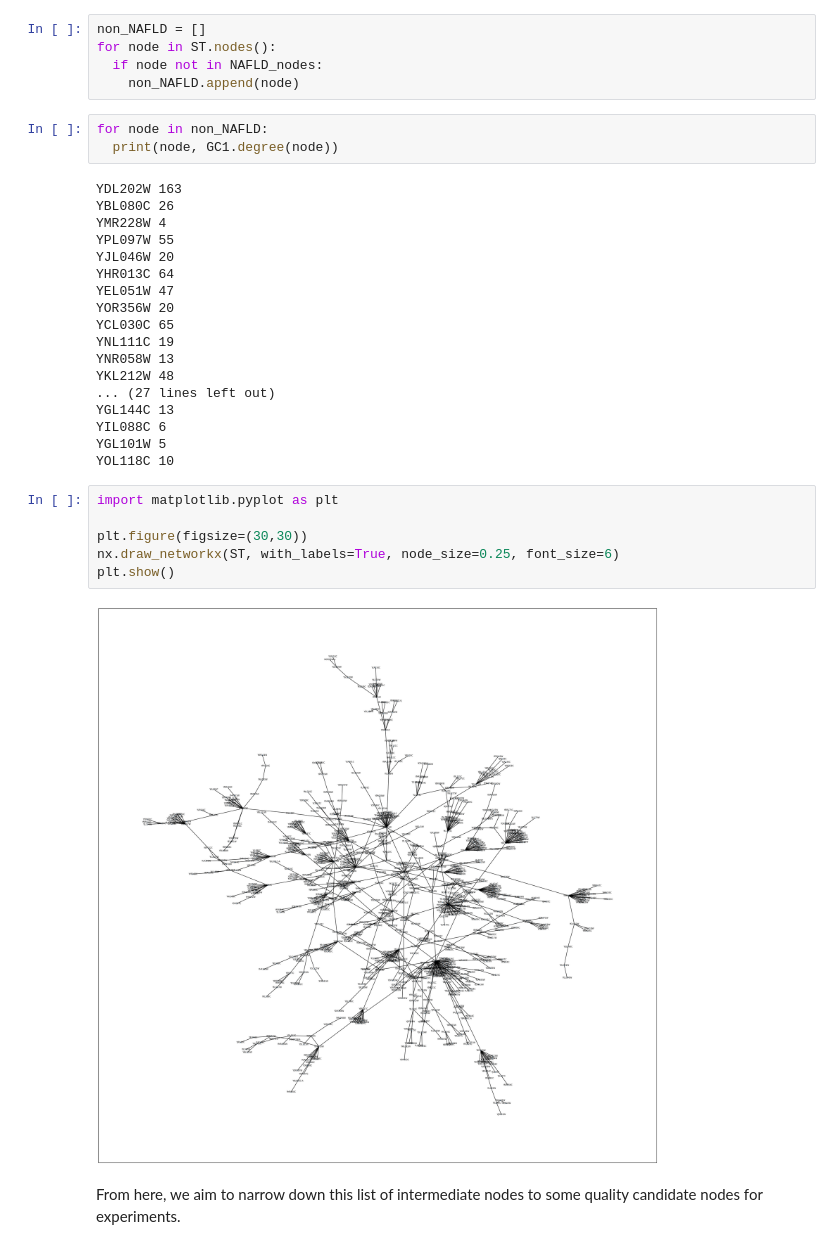
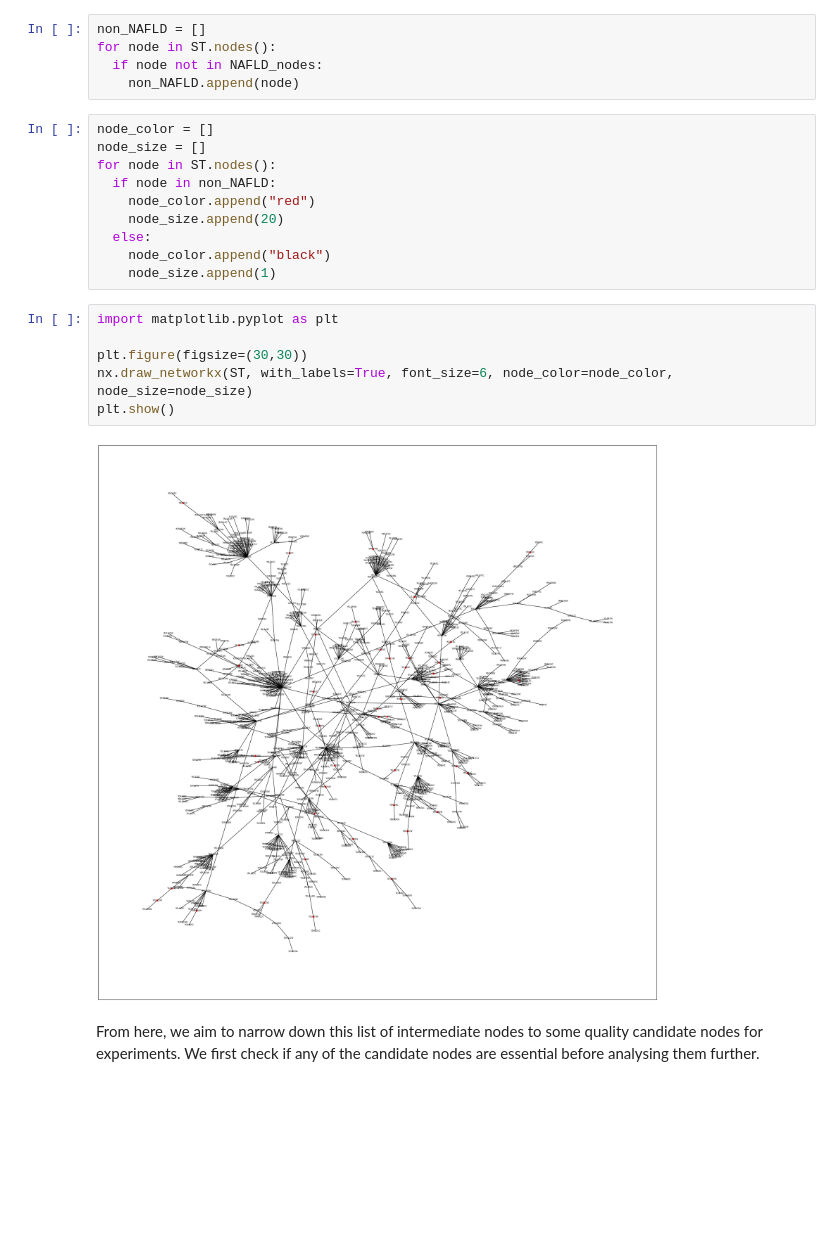
Before and after one commit to Amoolaa/math-bcmb3888, a Jupyter notebook: STP/main.ipynb, the cells around one changed output. Cells and saved outputs as stored; diff of their text form; blank space fills up the shorter version.

```diff
--- a/STP/main.ipynb
+++ b/STP/main.ipynb
@@ -61,34 +61,23 @@ non_NAFLD = []
 for node in ST.nodes():
   if node not in NAFLD_nodes:
     non_NAFLD.append(node)
-# %%
-for node in non_NAFLD:
-  print(node, GC1.degree(node))
-# %% [output]
-YDL202W 163
-YBL080C 26
-YMR228W 4
-YPL097W 55
-YJL046W 20
-YHR013C 64
-YEL051W 47
-YOR356W 20
-YCL030C 65
-YNL111C 19
-YNR058W 13
-YKL212W 48
-... (27 lines left out)
-YGL144C 13
-YIL088C 6
-YGL101W 5
-YOL118C 10
+# %%
+node_color = []
+node_size = []
+for node in ST.nodes():
+  if node in non_NAFLD:
+    node_color.append("red")
+    node_size.append(20)
+  else:
+    node_color.append("black")
+    node_size.append(1)
 # %%
 import matplotlib.pyplot as plt
 
 plt.figure(figsize=(30,30))
-nx.draw_networkx(ST, with_labels=True, node_size=0.25, font_size=6)
+nx.draw_networkx(ST, with_labels=True, font_size=6, node_color=node_color, node_size=node_size)
 plt.show()
 # %% [output]
-[figure, old version]
+[figure, new version]
 # %% [markdown]
-From here, we aim to narrow down this list of intermediate nodes to some quality candidate nodes for experiments.
+From here, we aim to narrow down this list of intermediate nodes to some quality candidate nodes for experiments. We first check if any of the candidate nodes are essential before analysing them further.
```
Also changed, not shown: parts of 10 cells of this notebook, 4 other files.
